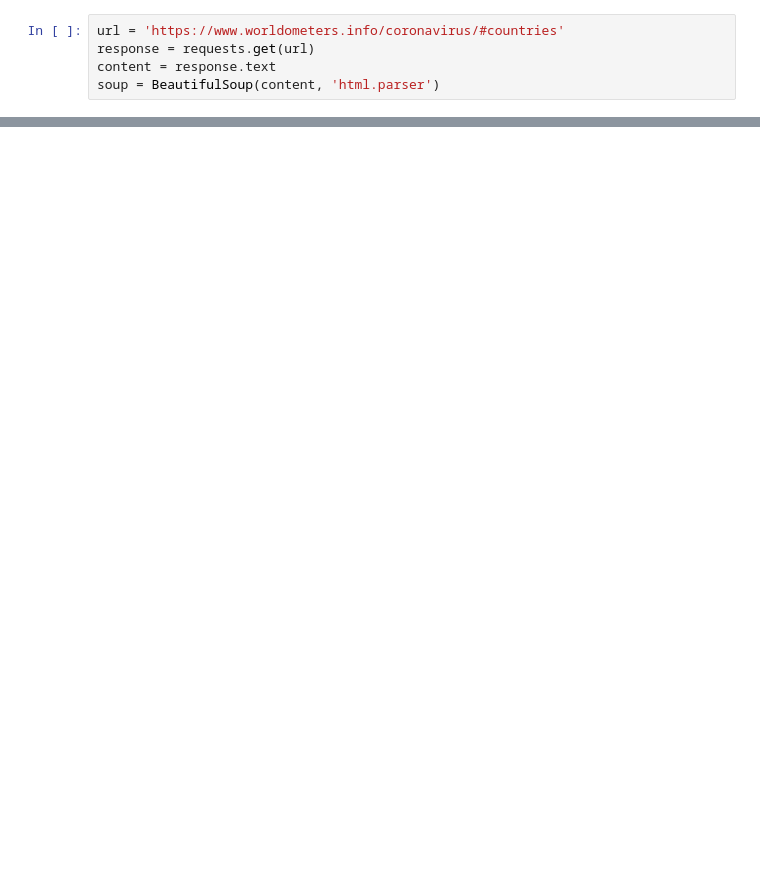
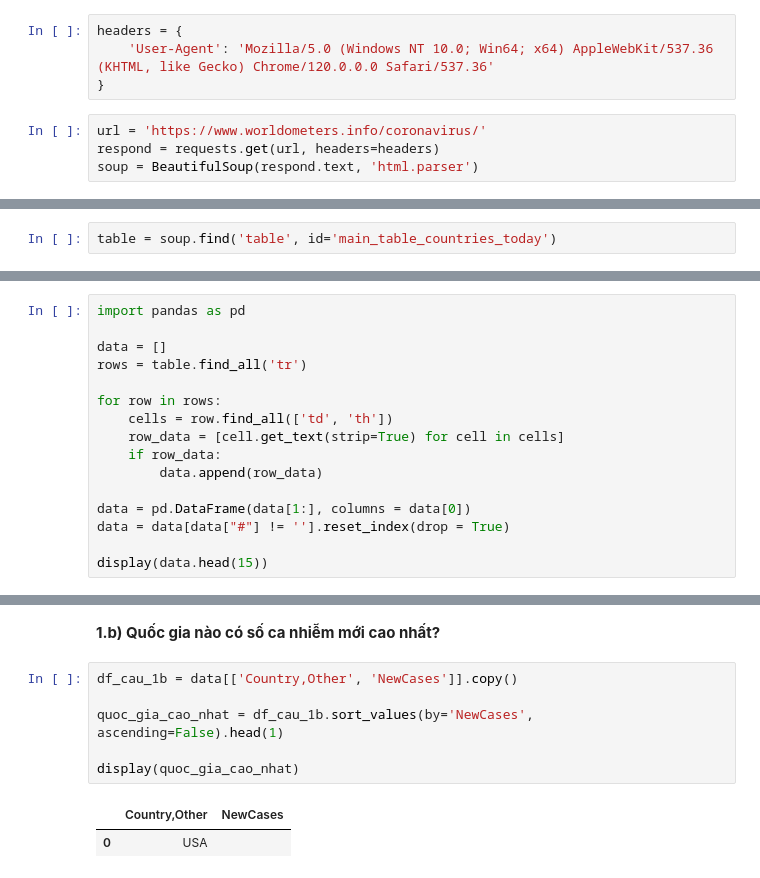
Before and after one commit to HuyyGiaa/DS108_TH, a Jupyter notebook: Lab_2/Bài_1.ipynb, the cells around one changed output, grey strips where cells are left out. Cells and saved outputs as stored; diff of their text form; blank space fills up the shorter version.

```diff
--- a/Lab_2/Bài_1.ipynb
+++ b/Lab_2/Bài_1.ipynb
@@ -6,5 +7,8 @@ import matplotlib.pyplot as plt
+# %%
+headers = {
+    'User-Agent': 'Mozilla/5.0 (Windows NT 10.0; Win64; x64) AppleWebKit/537.36 (KHTML, like Gecko) Chrome/120.0.0.0 Safari/537.36'
+}
 # %%
-url = 'https://www.worldometers.info/coronavirus/#countries'
-response = requests.get(url)
-content = response.text
-soup = BeautifulSoup(content, 'html.parser')
+url = 'https://www.worldometers.info/coronavirus/'
+respond = requests.get(url, headers=headers)
+soup = BeautifulSoup(respond.text, 'html.parser')
@@ -14,0 +15,2 @@ ValueError: No tables found
+# %%
+table = soup.find('table', id='main_table_countries_today')
@@ -14,0 +41,16 @@ ValueError: No tables found
+# %%
+import pandas as pd
+
+data = []
+rows = table.find_all('tr')
+
+for row in rows:
+    cells = row.find_all(['td', 'th'])
+    row_data = [cell.get_text(strip=True) for cell in cells]
+    if row_data:
+        data.append(row_data)
+
+data = pd.DataFrame(data[1:], columns = data[0])
+data = data[data["#"] != ''].reset_index(drop = True)
+
+display(data.head(15))
@@ -14,0 +86,11 @@ ValueError: No tables found
+# %% [markdown]
+**1.b) Quốc gia nào có số ca nhiễm mới cao nhất?**
+# %%
+df_cau_1b = data[['Country,Other', 'NewCases']].copy()
+
+quoc_gia_cao_nhat = df_cau_1b.sort_values(by='NewCases', ascending=False).head(1)
+
+display(quoc_gia_cao_nhat)
+# %% [output]
+|  | Country,Other | NewCases |
+| 0 | USA |  |
```
Also changed, not shown: parts of 9 cells of this notebook, 2 other files.
